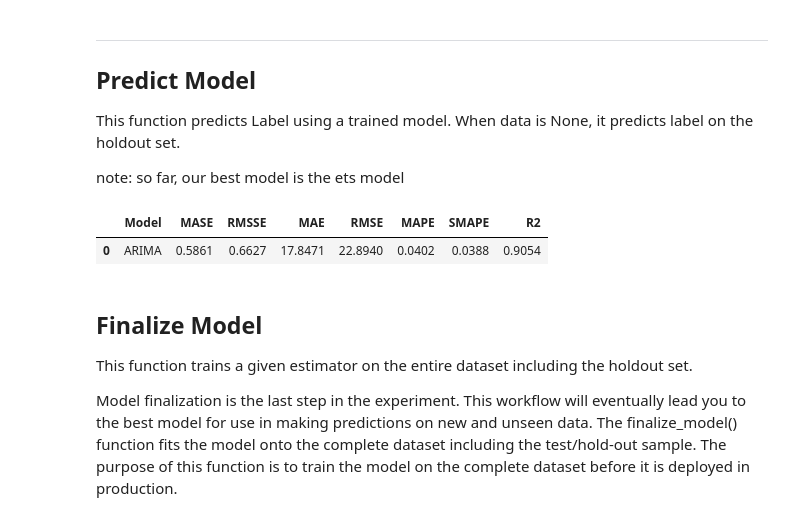
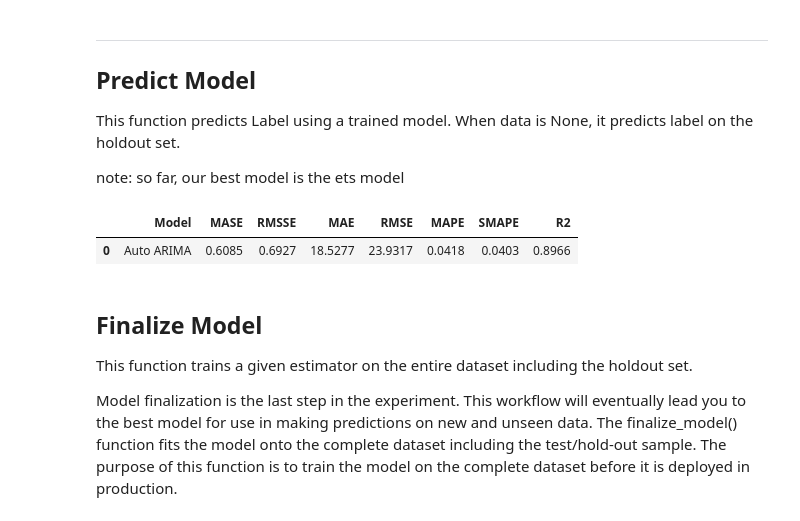
Before and after one commit to PJalgotrader/Deep_forecasting-USU, a Jupyter notebook: Lectures and codes/Module 4- ARIMA/Module4-ARIMA.ipynb, the cells around one changed output. Saved outputs shown, nothing was run; the diff lists cells and outputs as text; code cells hidden in the pictures.

```diff
--- a/Lectures and codes/Module 4- ARIMA/Module4-ARIMA.ipynb
+++ b/Lectures and codes/Module 4- ARIMA/Module4-ARIMA.ipynb
@@ -438,0 +441,2 @@ Comparing the output of our own SARIMA and auto ARIMA, our sarima111010 generate
+# %%
+auto_arima_augmented = exp.create_model('auto_arima', cross_validation=False, information_criterion='aic', start_p=0, start_q=0, d=1, D=1)
@@ -516,10 +565,10 @@ This function predicts Label using a trained model. When data is None, it predic
 
 note: so far, our best model is the ets model
 # %%
-holdout_pred = exp.predict_model(sarima110111)
+holdout_pred = exp.predict_model(auto_arima_augmented)
 # %% [output]
 |  | Model | MASE | RMSSE | MAE | RMSE | MAPE | SMAPE | R2 |
-| 0 | ARIMA | 0.5861 | 0.6627 | 17.8471 | 22.8940 | 0.0402 | 0.0388 | 0.9054 |
+| 0 | Auto ARIMA | 0.6085 | 0.6927 | 18.5277 | 23.9317 | 0.0418 | 0.0403 | 0.8966 |
 # %% [markdown]
 ## Finalize Model
 
```
Also changed, not shown: parts of 37 cells of this notebook, 1 other file.
